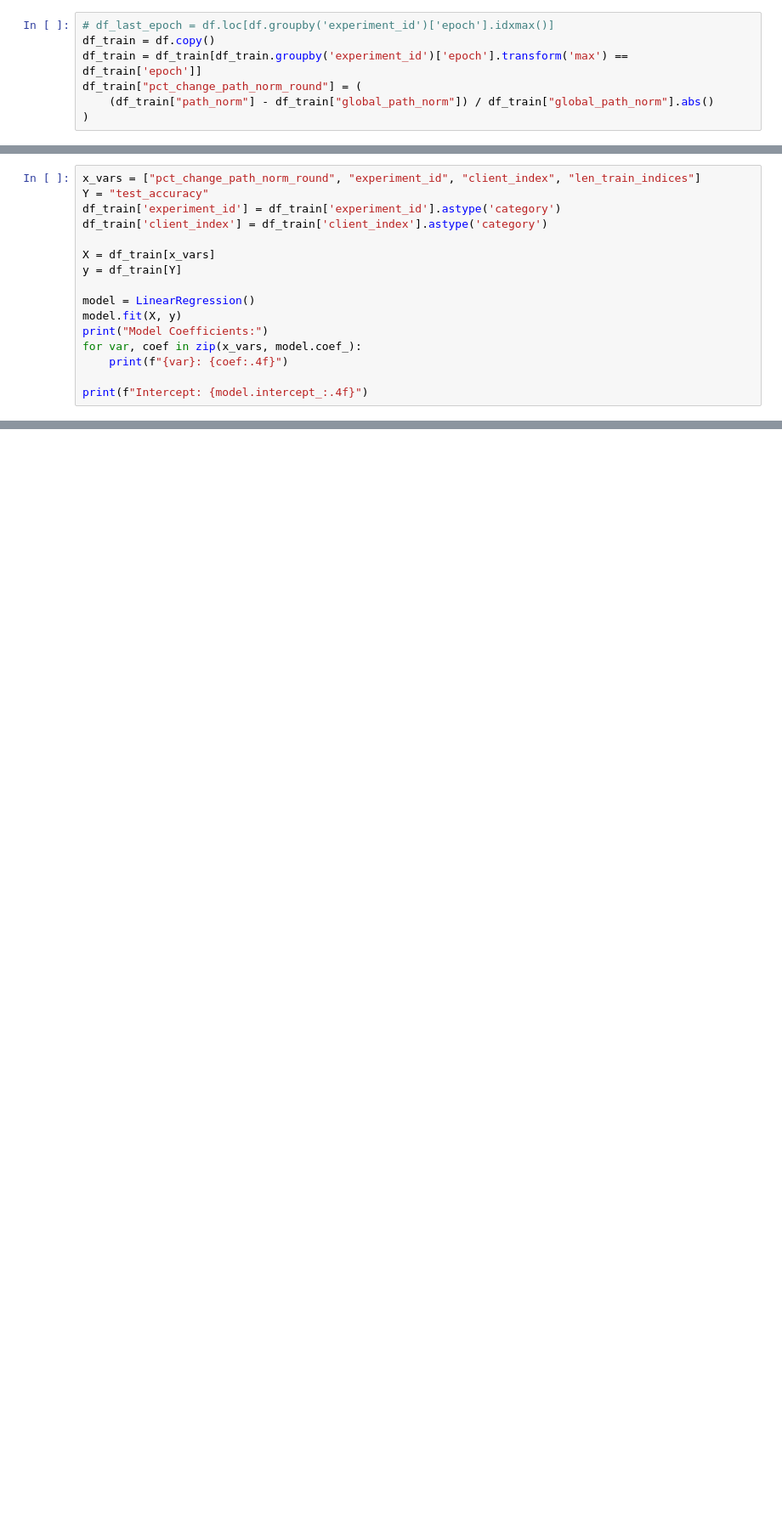
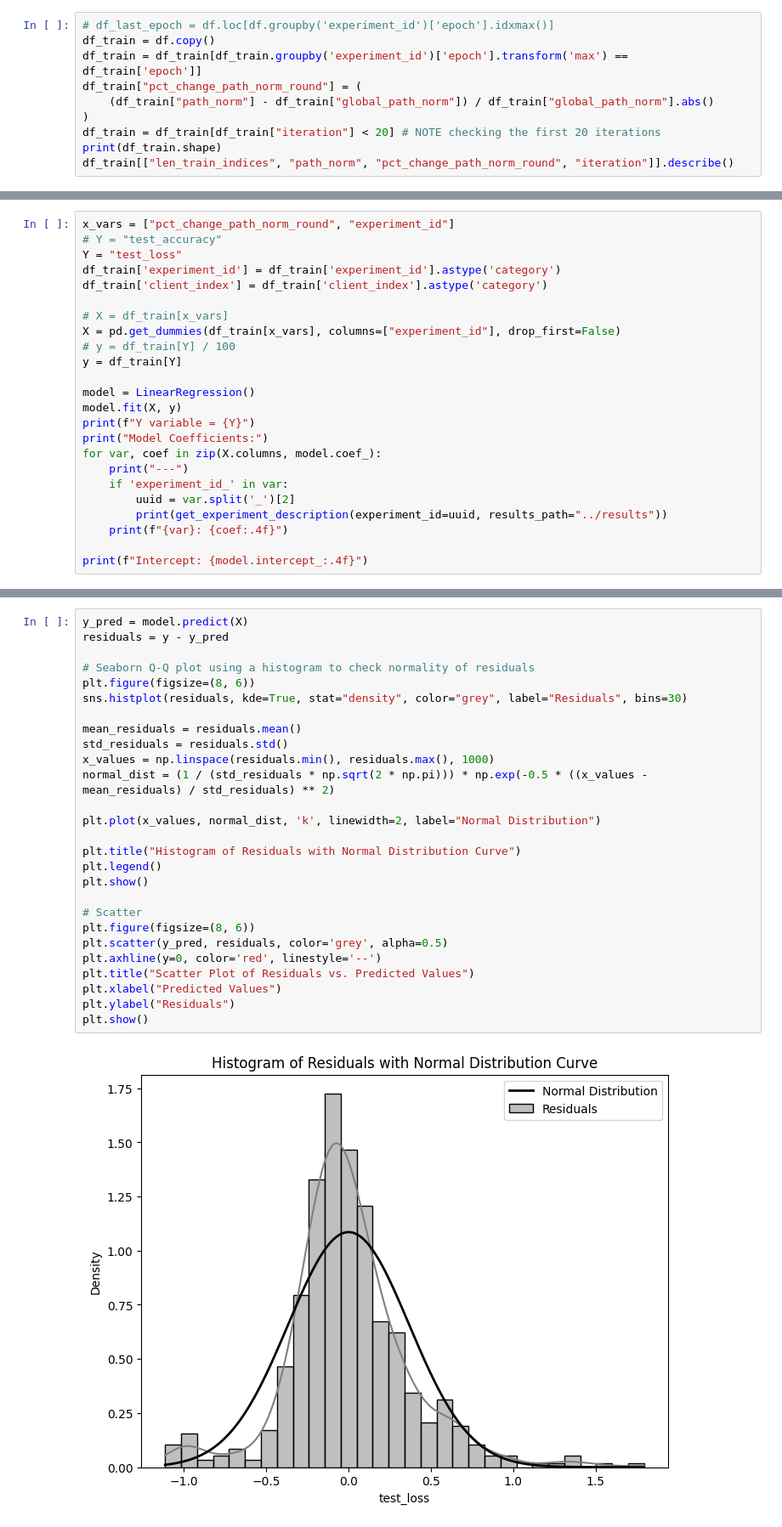
Before and after one commit to vaughankraska/fedland, a Jupyter notebook: scripts/generalizability.ipynb, the cells around one changed output, grey strips where cells are left out. Shown at 85% size. Saved outputs shown, nothing was run; the diff lists cells and outputs as text; blank space fills up the shorter version.

```diff
--- a/scripts/generalizability.ipynb
+++ b/scripts/generalizability.ipynb
@@ -38,3 +40,6 @@ df_train = df_train[df_train.groupby('experiment_id')['epoch'].transform('max')
 df_train["pct_change_path_norm_round"] = (
     (df_train["path_norm"] - df_train["global_path_norm"]) / df_train["global_path_norm"].abs()
 )
+df_train = df_train[df_train["iteration"] < 20] # NOTE checking the first 20 iterations
+print(df_train.shape)
+df_train[["len_train_indices", "path_norm", "pct_change_path_norm_round", "iteration"]].describe()
@@ -41,16 +57,24 @@ df_train["pct_change_path_norm_round"] = (
 # %%
-x_vars = ["pct_change_path_norm_round", "experiment_id", "client_index", "len_train_indices"]
-Y = "test_accuracy"
+x_vars = ["pct_change_path_norm_round", "experiment_id"]
+# Y = "test_accuracy"
+Y = "test_loss"
 df_train['experiment_id'] = df_train['experiment_id'].astype('category')
 df_train['client_index'] = df_train['client_index'].astype('category')
 
-X = df_train[x_vars]
+# X = df_train[x_vars]
+X = pd.get_dummies(df_train[x_vars], columns=["experiment_id"], drop_first=False)
+# y = df_train[Y] / 100
 y = df_train[Y]
 
 model = LinearRegression()
 model.fit(X, y)
+print(f"Y variable = {Y}")
 print("Model Coefficients:")
-for var, coef in zip(x_vars, model.coef_):
+for var, coef in zip(X.columns, model.coef_):
+    print("---")
+    if 'experiment_id_' in var:
+        uuid = var.split('_')[2]
+        print(get_experiment_description(experiment_id=uuid, results_path="../results"))
     print(f"{var}: {coef:.4f}")
 
 print(f"Intercept: {model.intercept_:.4f}")
@@ -58,0 +99,29 @@ ValueError: could not convert string to float: '3f6c270c-ff3d-4c1d-a01c-3359312c
+# %%
+y_pred = model.predict(X)
+residuals = y - y_pred
+
+# Seaborn Q-Q plot using a histogram to check normality of residuals
+plt.figure(figsize=(8, 6))
+sns.histplot(residuals, kde=True, stat="density", color="grey", label="Residuals", bins=30)
+
+mean_residuals = residuals.mean()
+std_residuals = residuals.std()
+x_values = np.linspace(residuals.min(), residuals.max(), 1000)
+normal_dist = (1 / (std_residuals * np.sqrt(2 * np.pi))) * np.exp(-0.5 * ((x_values - mean_residuals) / std_residuals) ** 2)
+
+plt.plot(x_values, normal_dist, 'k', linewidth=2, label="Normal Distribution")
+
+plt.title("Histogram of Residuals with Normal Distribution Curve")
+plt.legend()
+plt.show()
+
+# Scatter
+plt.figure(figsize=(8, 6))
+plt.scatter(y_pred, residuals, color='grey', alpha=0.5)
+plt.axhline(y=0, color='red', linestyle='--')
+plt.title("Scatter Plot of Residuals vs. Predicted Values")
+plt.xlabel("Predicted Values")
+plt.ylabel("Residuals")
+plt.show()
+# %% [output]
+[figure, added]
```
Also changed, not shown: parts of 5 cells of this notebook.
